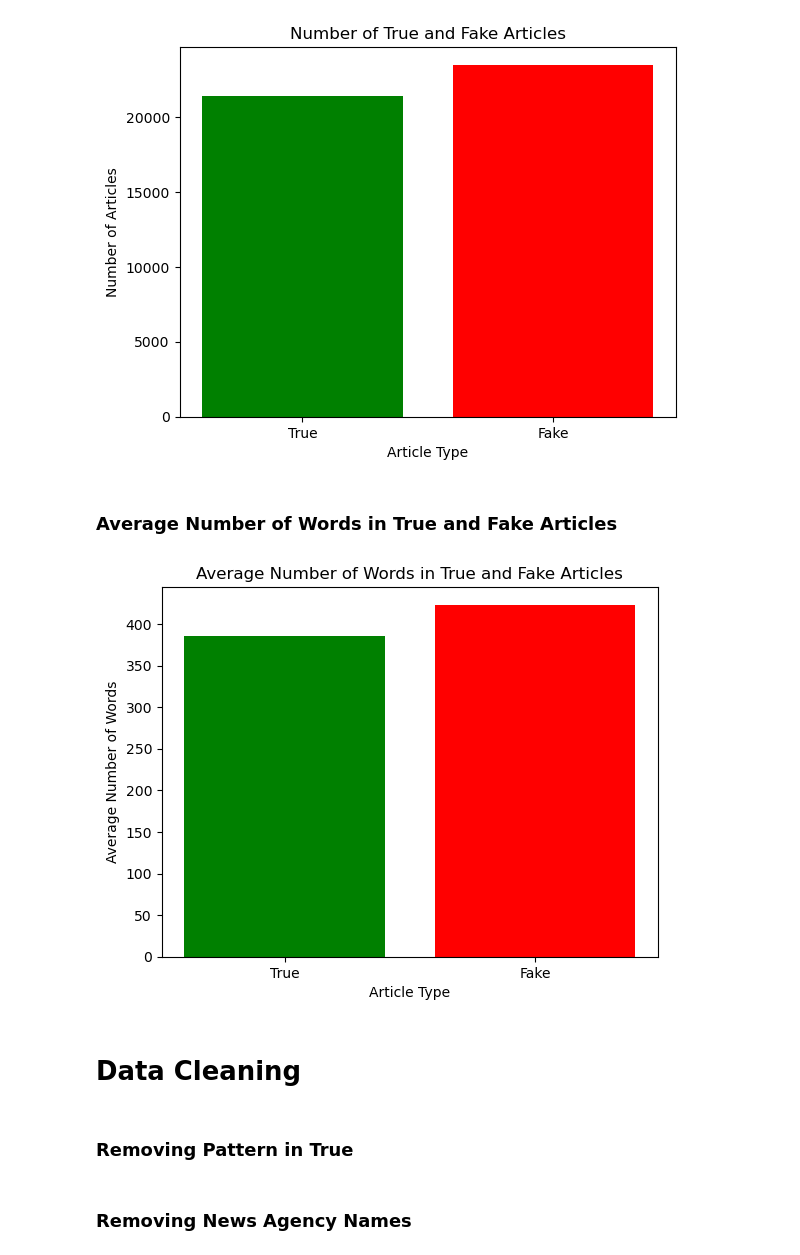
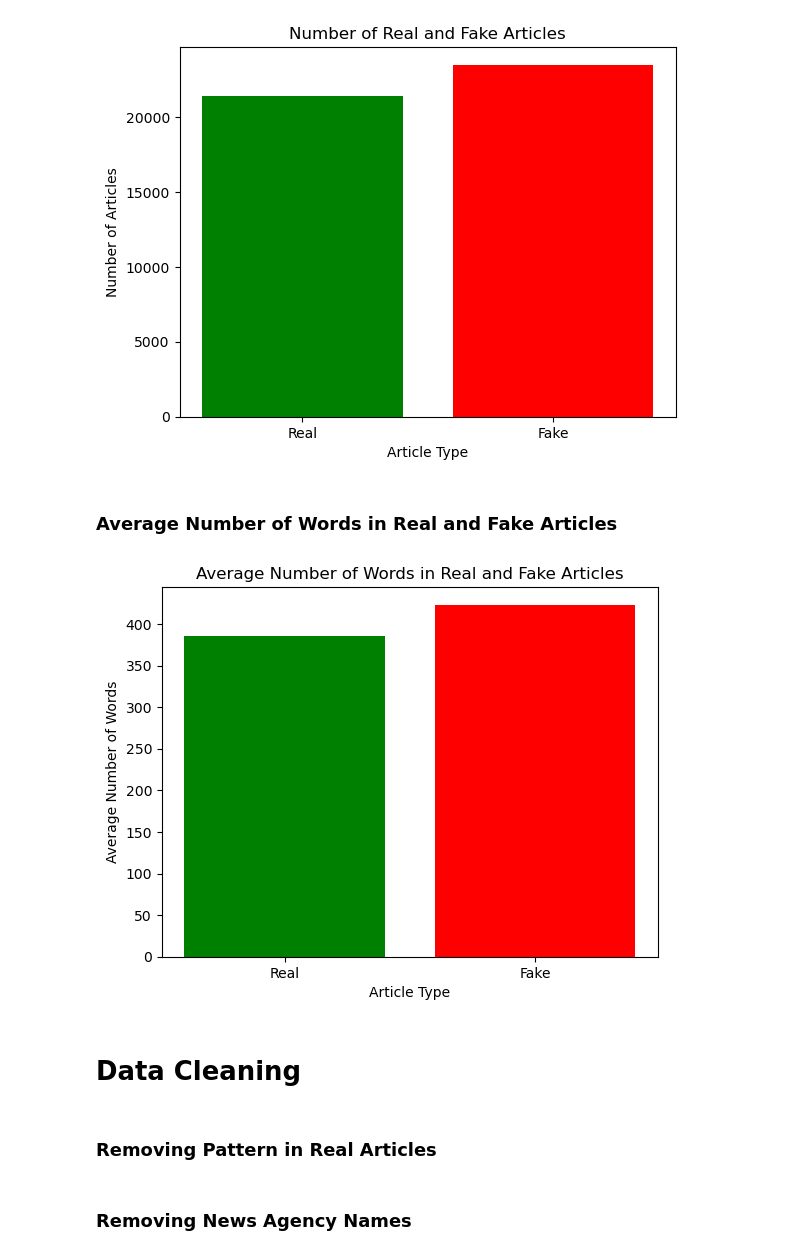
Before and after one commit to holcombek/si485, a Jupyter notebook: final model.ipynb, the cells around one changed output. Drawn from its saved outputs; the diff is of its cells as text; code cells hidden in the pictures.

```diff
--- a/final model.ipynb
+++ b/final model.ipynb
@@ -23,7 +23,7 @@ from sklearn.feature_extraction.text import TfidfVectorizer
 # Data
 # %%
 fake = pd.read_csv("Fake.csv")
-true = pd.read_csv("True.csv")
+real = pd.read_csv("True.csv")
 # %% [markdown]
 # Exploratory Data Analysis
 # %% [markdown]
@@ -42,5 +42,5 @@ plt.show()
 # %% [output]
 [figure]
 # %% [markdown]
-### Average Number of Words in True and Fake Articles
+### Average Number of Words in Real and Fake Articles
 # %%
@@ -49,15 +49,15 @@ plt.show()
 # %%
-true_avg_length = true['text'].apply(lambda x:len(x.split())).mean()
+real_avg_length = real['text'].apply(lambda x:len(x.split())).mean()
 fake_avg_length = fake['text'].apply(lambda x:len(x.split())).mean()
-plt.bar(['True', 'Fake'], [true_avg_length, fake_avg_length], color=['green', 'red'])
+plt.bar(['Real', 'Fake'], [real_avg_length, fake_avg_length], color=['green', 'red'])
 plt.xlabel('Article Type')
 plt.ylabel('Average Number of Words')
-plt.title('Average Number of Words in True and Fake Articles')
+plt.title('Average Number of Words in Real and Fake Articles')
 plt.show()
 # %% [output]
-[figure, old version]
+[figure, new version]
 # %% [markdown]
 # Data Cleaning
 # %% [markdown]
-### Removing Pattern in True
+### Removing Pattern in Real Articles
 # %%
```
Also changed, not shown: parts of 13 cells of this notebook.
